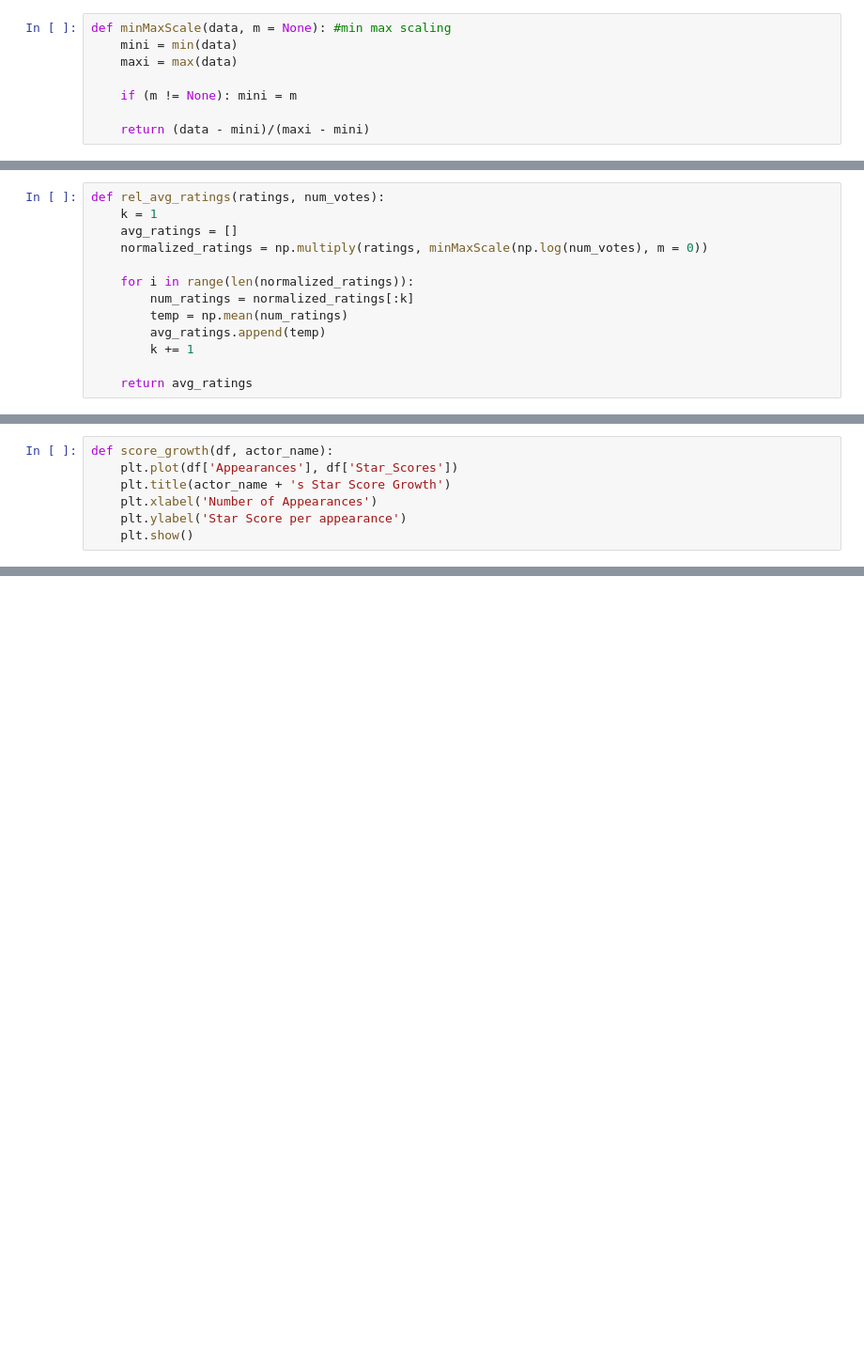
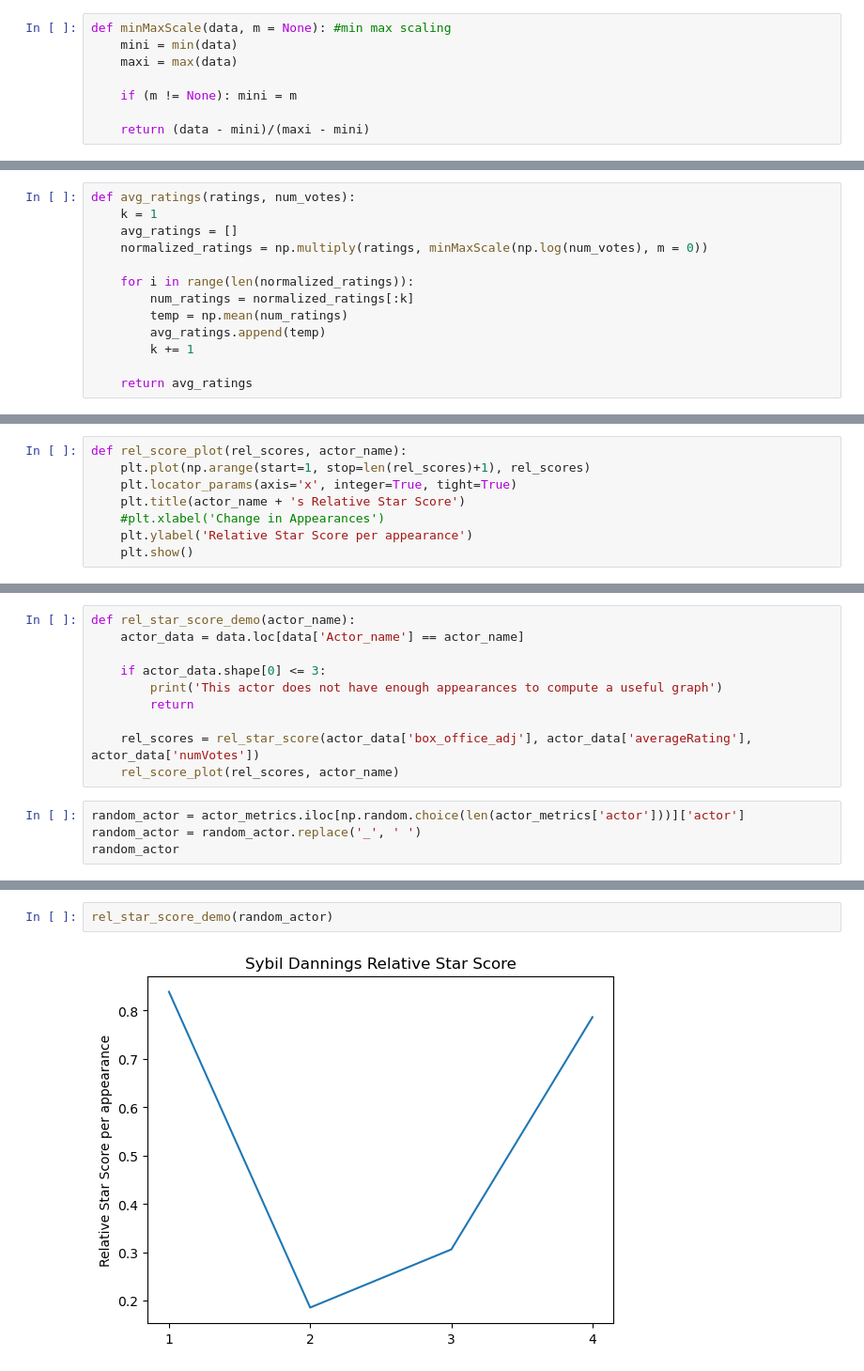
Before and after one commit to louisleger/ada-final-project, a Jupyter notebook: src/relative_growth_scores.ipynb, the cells around one changed output, grey strips where cells are left out. Shown at 94% size. Cells and saved outputs as stored; diff of their text form; blank space fills up the shorter version.

Commit message:
relative_growth_scores completed

```diff
--- a/src/relative_growth_scores.ipynb
+++ b/src/relative_growth_scores.ipynb
@@ -84,7 +30,7 @@ def rel_avg_revs(revenues):
 
     return avg_revs
 # %%
-def rel_avg_ratings(ratings, num_votes):
+def avg_ratings(ratings, num_votes):
     k = 1
     avg_ratings = []
     normalized_ratings = np.multiply(ratings, minMaxScale(np.log(num_votes), m = 0))
@@ -116,7 +63,8 @@ def rel_star_score(revenues, ratings, num_votes):
 # %%
-def score_growth(df, actor_name):
-    plt.plot(df['Appearances'], df['Star_Scores'])
-    plt.title(actor_name + 's Star Score Growth')
-    plt.xlabel('Number of Appearances')
-    plt.ylabel('Star Score per appearance')
+def rel_score_plot(rel_scores, actor_name):
+    plt.plot(np.arange(start=1, stop=len(rel_scores)+1), rel_scores)
+    plt.locator_params(axis='x', integer=True, tight=True)
+    plt.title(actor_name + 's Relative Star Score')
+    #plt.xlabel('Change in Appearances')
+    plt.ylabel('Relative Star Score per appearance')
     plt.show()
@@ -128,0 +71,14 @@ score_growth(df, actor['Actor_name'].iloc[0])
+# %%
+def rel_star_score_demo(actor_name):
+    actor_data = data.loc[data['Actor_name'] == actor_name]
+
+    if actor_data.shape[0] <= 3:
+        print('This actor does not have enough appearances to compute a useful graph')
+        return
+
+    rel_scores = rel_star_score(actor_data['box_office_adj'], actor_data['averageRating'], actor_data['numVotes'])
+    rel_score_plot(rel_scores, actor_name)
+# %%
+random_actor = actor_metrics.iloc[np.random.choice(len(actor_metrics['actor']))]['actor']
+random_actor = random_actor.replace('_', ' ')
+random_actor
@@ -128,0 +87,4 @@ score_growth(df, actor['Actor_name'].iloc[0])
+# %%
+rel_star_score_demo(random_actor)
+# %% [output]
+[figure, added]
```
Also changed, not shown: parts of 10 cells of this notebook.
